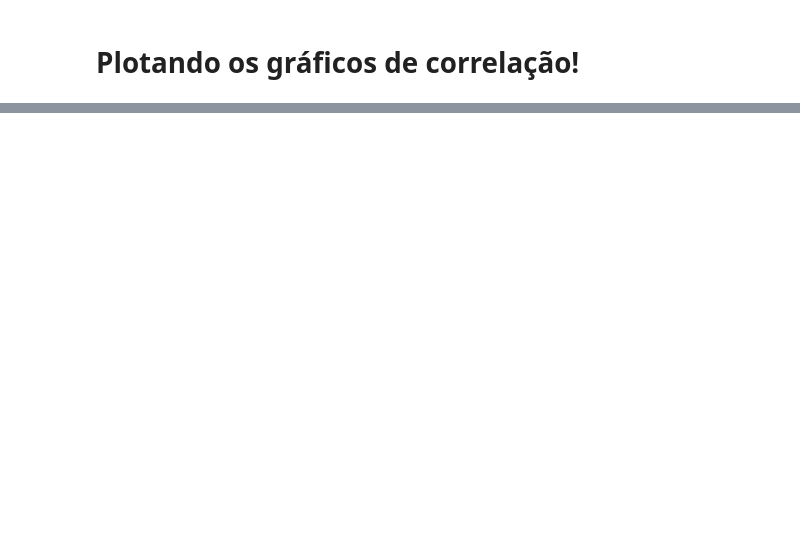
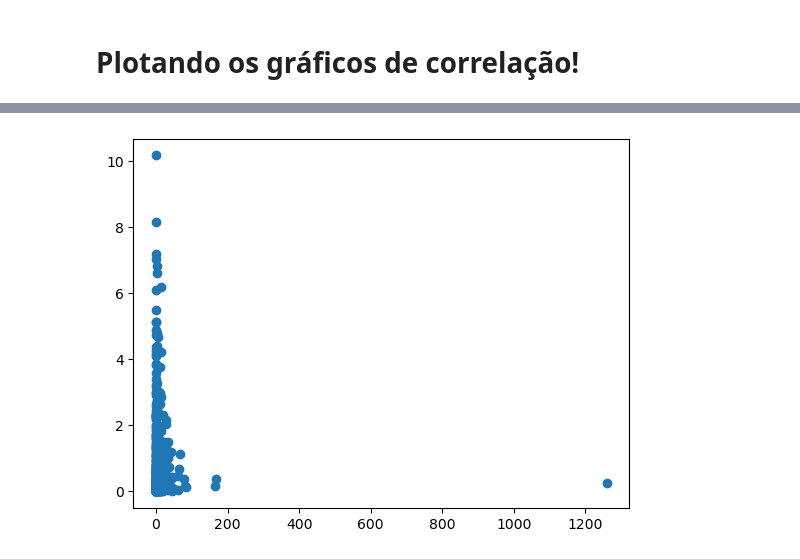
Before and after one commit to felipebns/P2_Cdados, a Jupyter notebook: p2_cdados.ipynb, the cells around one changed output, grey strips where cells are left out. Saved outputs shown, nothing was run; the diff lists cells and outputs as text; code cells hidden in the pictures; blank space fills up the shorter version.

```diff
--- a/p2_cdados.ipynb
+++ b/p2_cdados.ipynb
@@ -166,0 +178,5 @@ nan
+# %%
+plt.scatter(tabela_definitiva['Homicidio_total'], tabela_definitiva['proporcao_sem_agua_esgoto'])
+plt.show()
+# %% [output]
+[figure, added]
```
Also changed, not shown: parts of 7 cells of this notebook.
